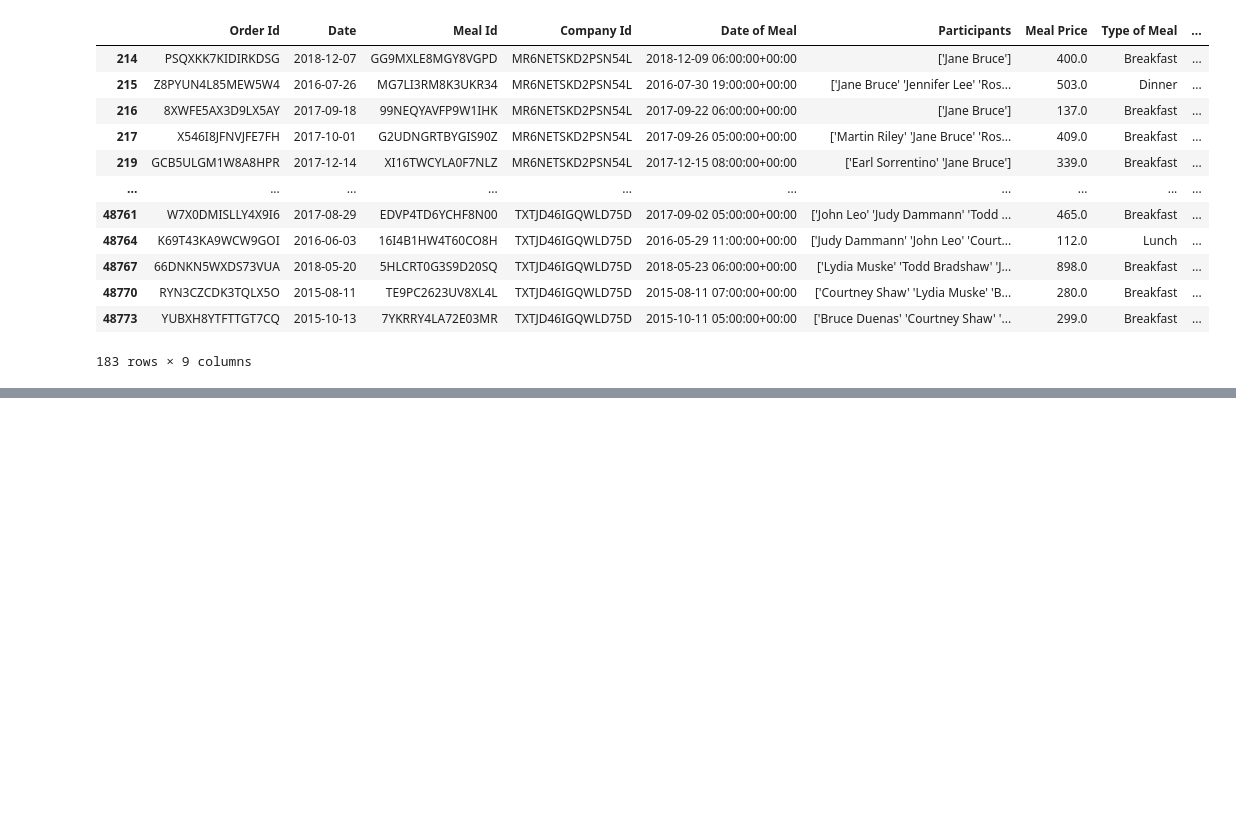
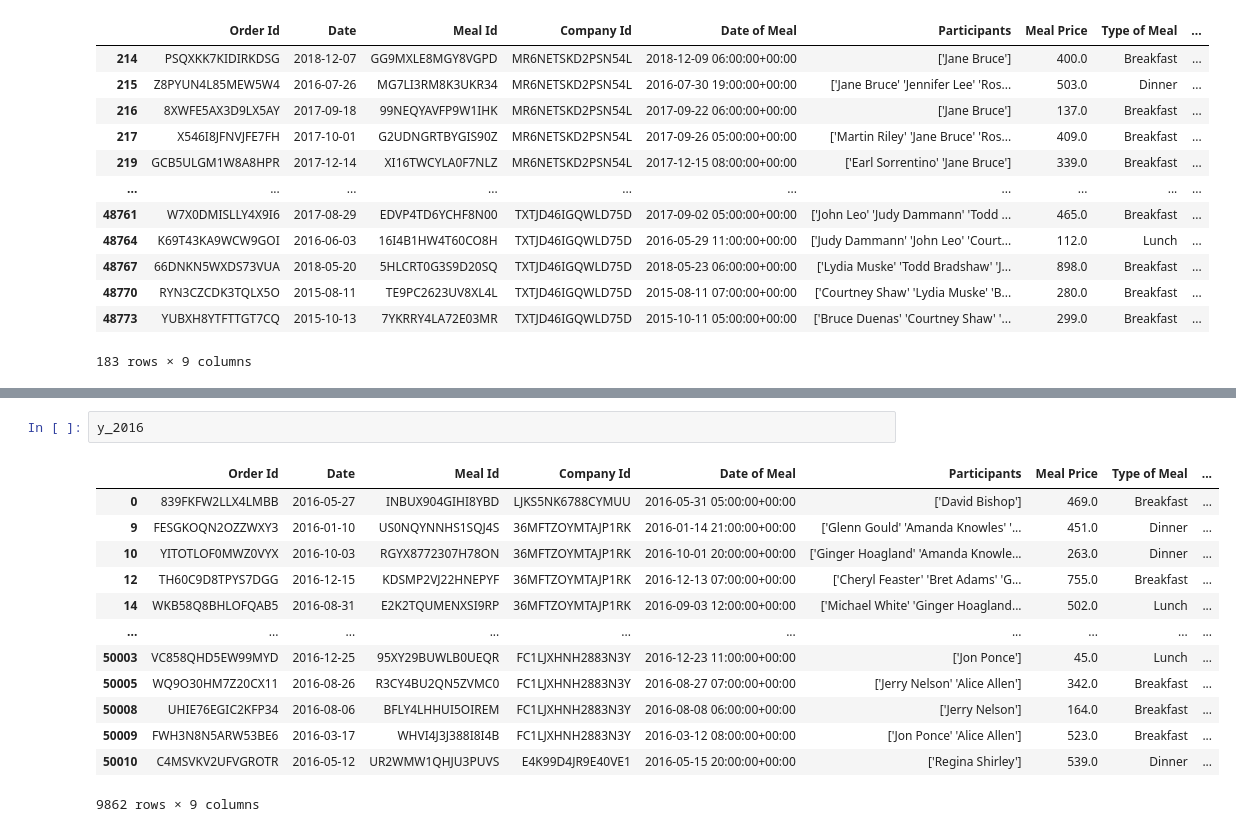
Before and after one commit to RedOx22/real-world-machine-learning, a Jupyter notebook: pandas_advanced_techniques.ipynb, the cells around one changed output, grey strips where cells are left out. Drawn from its saved outputs; the diff is of its cells as text; blank space fills up the shorter version.

```diff
--- a/pandas_advanced_techniques.ipynb
+++ b/pandas_advanced_techniques.ipynb
@@ -410,0 +463,16 @@ invoices[invoices['Participants'].str.contains('Bruce')]
+# %%
+y_2016
+# %% [output]
+|  | Order Id | Date | Meal Id | Company Id | Date of Meal | Participants | Meal Price | Type of Meal | ... |
+| 0 | 839FKFW2LLX4LMBB | 2016-05-27 | INBUX904GIHI8YBD | LJKS5NK6788CYMUU | 2016-05-31 05:00:00+00:00 | ['David Bishop'] | 469.0 | Breakfast | ... |
+| 9 | FESGKOQN2OZZWXY3 | 2016-01-10 | US0NQYNNHS1SQJ4S | 36MFTZOYMTAJP1RK | 2016-01-14 21:00:00+00:00 | ['Glenn Gould' 'Amanda Knowles' '... | 451.0 | Dinner | ... |
+| 10 | YITOTLOF0MWZ0VYX | 2016-10-03 | RGYX8772307H78ON | 36MFTZOYMTAJP1RK | 2016-10-01 20:00:00+00:00 | ['Ginger Hoagland' 'Amanda Knowle... | 263.0 | Dinner | ... |
+| 12 | TH60C9D8TPYS7DGG | 2016-12-15 | KDSMP2VJ22HNEPYF | 36MFTZOYMTAJP1RK | 2016-12-13 07:00:00+00:00 | ['Cheryl Feaster' 'Bret Adams' 'G... | 755.0 | Breakfast | ... |
+| 14 | WKB58Q8BHLOFQAB5 | 2016-08-31 | E2K2TQUMENXSI9RP | 36MFTZOYMTAJP1RK | 2016-09-03 12:00:00+00:00 | ['Michael White' 'Ginger Hoagland... | 502.0 | Lunch | ... |
+| ... | ... | ... | ... | ... | ... | ... | ... | ... | ... |
+| 50003 | VC858QHD5EW99MYD | 2016-12-25 | 95XY29BUWLB0UEQR | FC1LJXHNH2883N3Y | 2016-12-23 11:00:00+00:00 | ['Jon Ponce'] | 45.0 | Lunch | ... |
+| 50005 | WQ9O30HM7Z20CX11 | 2016-08-26 | R3CY4BU2QN5ZVMC0 | FC1LJXHNH2883N3Y | 2016-08-27 07:00:00+00:00 | ['Jerry Nelson' 'Alice Allen'] | 342.0 | Breakfast | ... |
+| 50008 | UHIE76EGIC2KFP34 | 2016-08-06 | BFLY4LHHUI5OIREM | FC1LJXHNH2883N3Y | 2016-08-08 06:00:00+00:00 | ['Jerry Nelson'] | 164.0 | Breakfast | ... |
+| 50009 | FWH3N8N5ARW53BE6 | 2016-03-17 | WHVI4J3J388I8I4B | FC1LJXHNH2883N3Y | 2016-03-12 08:00:00+00:00 | ['Jon Ponce' 'Alice Allen'] | 523.0 | Breakfast | ... |
+| 50010 | C4MSVKV2UFVGROTR | 2016-05-12 | UR2WMW1QHJU3PUVS | E4K99D4JR9E40VE1 | 2016-05-15 20:00:00+00:00 | ['Regina Shirley'] | 539.0 | Dinner | ... |
+9862 rows × 9 columns
```
Also changed, not shown: parts of 29 cells of this notebook.
